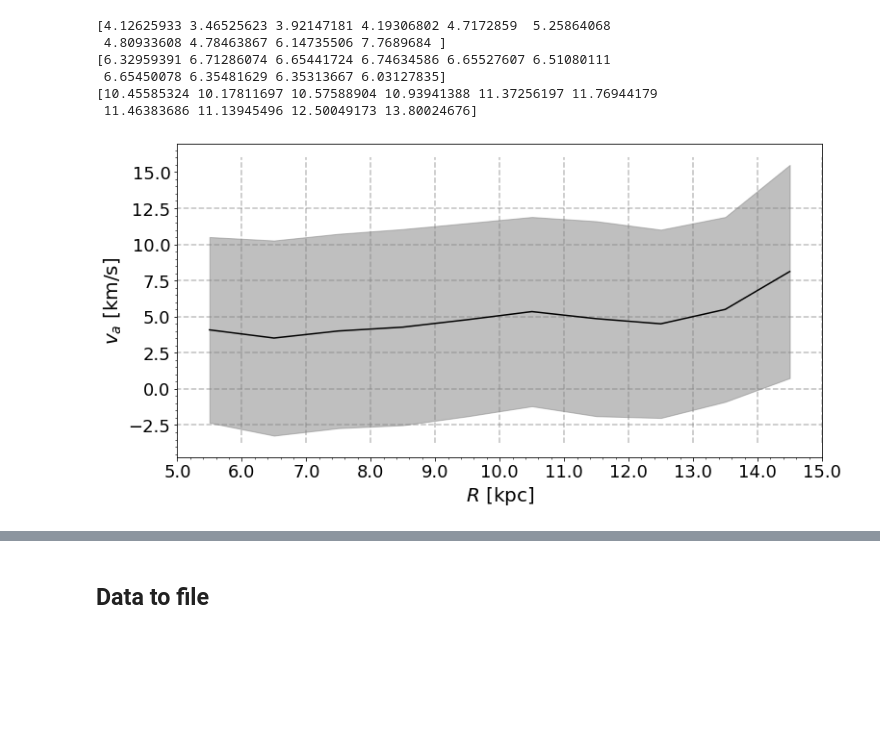
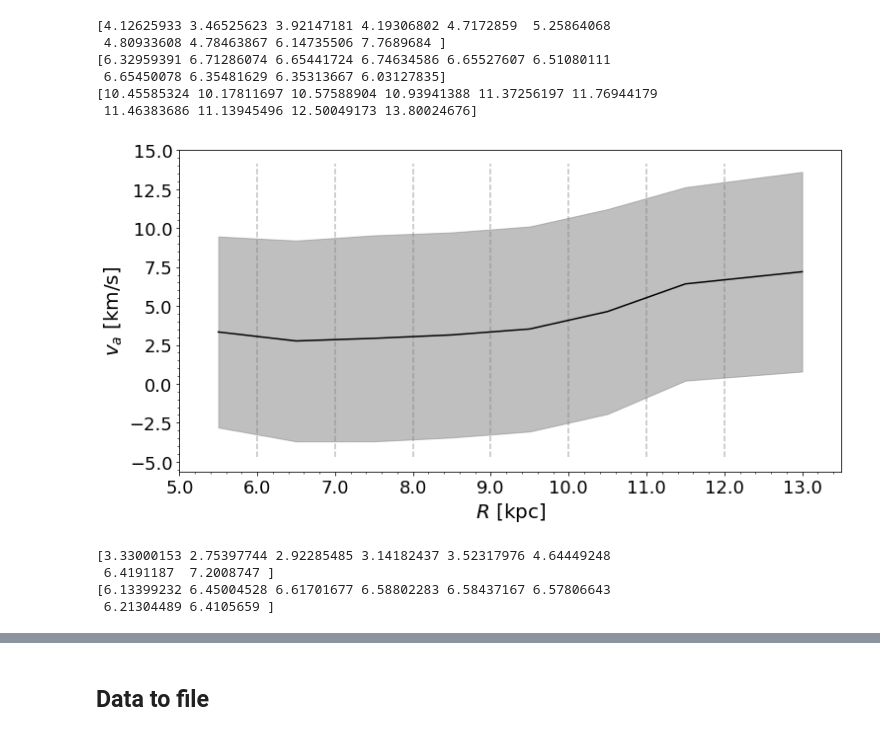
Before and after one commit to HEP-KBFI/gaia-tools, a Jupyter notebook: jupyter-notebook/Asymmetric_Drift_Plots.ipynb, the cells around one changed output, grey strips where cells are left out. Cells and saved outputs as stored; diff of their text form; code cells hidden in the pictures; blank space fills up the shorter version.

```diff
--- a/jupyter-notebook/Asymmetric_Drift_Plots.ipynb
+++ b/jupyter-notebook/Asymmetric_Drift_Plots.ipynb
@@ -173,16 +184,21 @@ galcen_data['parallax_over_error'] = icrs_data.parallax_over_error[galcen_data.s
 # %%
 #galcen_data = galcen_data.merge(cyl_cov, on='source_id')
 # Remove noisy distances
-galcen_data = galcen_data[galcen_data.parallax_over_error > 5]
+galcen_data = galcen_data[galcen_data.parallax_over_error > 20]
+print("Galactocentric data shape after removing noisy distances: {}".format(galcen_data.shape))
 
 # Final data cut
-galcen_data = galcen_data[(galcen_data.r < 15000) & (galcen_data.r > 5000)]
+galcen_data = galcen_data[(galcen_data.r < 14000) & (galcen_data.r > 5000)]
+print("Galactocentric data shape after constraining region in r: {}".format(galcen_data.shape))
 galcen_data = galcen_data[(galcen_data.z < 200) & (galcen_data.z > -200)]
+print("Galactocentric data shape after constraining region in z: {}".format(galcen_data.shape))
+
 
 # Remove halo stars (condition taken from 1806.06038)
 v_dif = np.linalg.norm(np.array([galcen_data.v_x, galcen_data.v_y, galcen_data.v_z])-v_sun,
                     axis=0)
 galcen_data['v_dif'] = v_dif
 galcen_data = galcen_data[galcen_data.v_dif<210.]
+print("Galactocentric data shape after removing halo stars: {}".format(galcen_data.shape))
 
 galcen_data.reset_index(inplace=True, drop=True)
@@ -198,7 +219,10 @@ galcen_data.shape
 # path1 = '/home/sven/repos/gaia-tools/out/mcmc_runs/2023-02-17-12-19-47_48_full_run_mean_no_halo_stars'
 
 # 100% Data - GPU --NEW RESULT MARCH
-path1 = '/home/sven/repos/gaia-tools/out/mcmc_runs/2023-03-13-13-35-56_48_full_run_parallax_cut_5'
+#path1 = '/home/sven/repos/gaia-tools/out/mcmc_runs/2023-03-13-13-35-56_48_full_run_parallax_cut_5'
+
+# 100% Data - GPU --NEW RESULT JUNE - parallax cut 20
+path1 = '/home/sven/repos/gaia-tools/out/mcmc_runs/2023-06-05-17-01-35_full_run_parallax_cut_20_GSPPhot'
 
 paths=[path1]
 labels =[]
@@ -253,7 +277,7 @@ for i in range(ndim):
 velocity_array = np.array(bin_velocities)
 # %%
 r_min = 5000/8277
-r_max = 15000/8277
+r_max = 14000/8277
 
 # Generate bins
 bin_collection = data_analysis.get_collapsed_bins(data = galcen_data,
@@ -262,6 +286,8 @@ bin_collection = data_analysis.get_collapsed_bins(data = galcen_data,
                                                         BL_r_max = r_max,
                                                         BL_z_min = -200,
                                                         BL_z_max = 200,
-                                                        N_bins = (10, 1),
+                                                        N_bins = (9, 1),
                                                         r_drift = True,
                                                         debug = False)
+
+bin_collection.merge_bins([-2, -1])
@@ -475,39 +504,47 @@ ax.fill_between(x,
 
 def numfmt(x, pos):
             s = '{:.1f}'.format(x / 1000.0)
             return s
 fmt = ticker.FuncFormatter(numfmt)
 ax.xaxis.set_major_formatter(fmt)
 
 bin_edges_r = bin_setup['bin_edges'][0][0]
 bin_edges_z = bin_setup['bin_edges'][1].T[0]
 
-ax.vlines(bin_edges_r, np.min(-(y + va_error_array)) - 0.5, np.max(-(y - va_error_array)) + 0.5, linestyles='dashed', alpha=0.5, colors='grey')
+ax.vlines(bin_edges_r, np.min(-(y + va_error_array)) - 1, np.max(-(y - va_error_array)) + 0.5, linestyles='dashed', alpha=0.5, colors='grey')
 ax.set_xticks(bin_edges_r)
 
-h_lines  = np.linspace(-2.5, 12.5, 7)
-ax.hlines(h_lines, 4500, 15500, linestyles='dashed', alpha=0.5, colors='grey')
+h_lines  = np.linspace(-2.5, 22.5, 11)
+#ax.hlines(h_lines, 4500, 15500, linestyles='dashed', alpha=0.5, colors='grey')
 
 fontdict = {'fontsize' : 20}
 
 ax.set_xlabel(r'$R$ [kpc]', fontdict= fontdict)
 ax.set_ylabel(r'$v_a$ [km/s]', fontdict= fontdict)
 
 ax.xaxis.set_major_locator(MultipleLocator(1e3))
 ax.yaxis.set_major_locator(MultipleLocator(2.5))
 
 ax.xaxis.set_minor_locator(AutoMinorLocator())
 ax.yaxis.set_minor_locator(AutoMinorLocator())
 
-plt.xlim(5e3, 15e3)
+plt.xlim(5e3, 13.5e3)
 
 plt.xticks(fontsize=18, rotation=0)
 plt.yticks(fontsize=18, rotation=0)
 #plt.title('Asymmetric Drift Velocity', fontsize=18, pad=12)
 
-plt.savefig('Asm_Drift_March_Shaded.pdf', dpi = 300, bbox_inches='tight')
+plt.savefig('Asm_Drift_June_Shaded_8_bins.pdf', dpi = 300, bbox_inches='tight')
 # %% [output]
-[figure, old version]
+[figure, new version]
+# %%
+print(-y)
+print(va_error_array)
+# %% [output]
+[3.33000153 2.75397744 2.92285485 3.14182437 3.52317976 4.64449248
+ 6.4191187  7.2008747 ]
+[6.13399232 6.45004528 6.61701677 6.58802283 6.58437167 6.57806643
+ 6.21304489 6.4105659 ]
 # %%
 print(-y)
 print(va_error_array)
```
Also changed, not shown: parts of 22 cells of this notebook, 7 other files.
